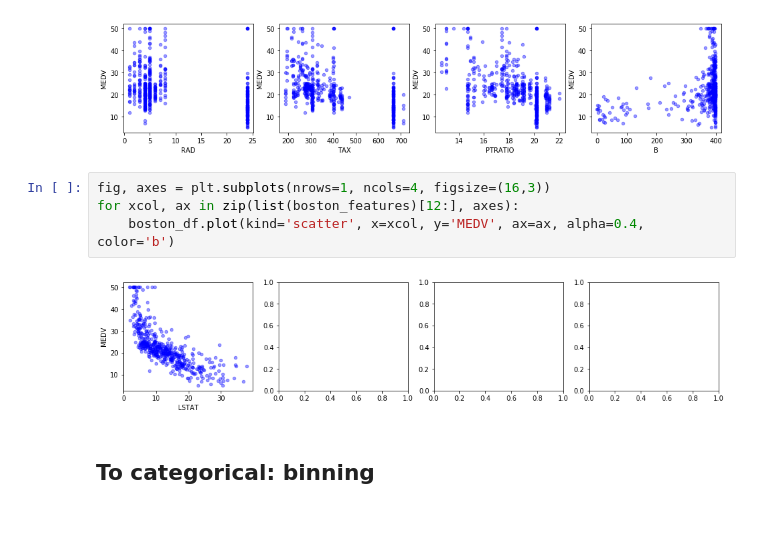
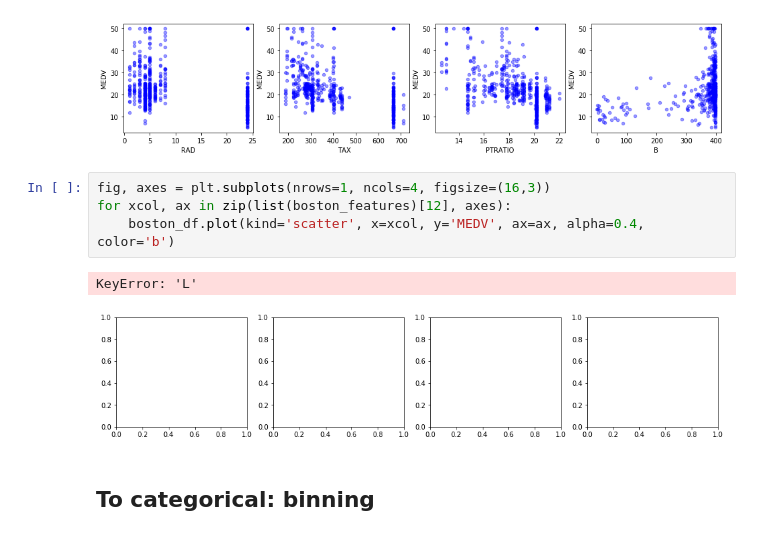
Before and after one commit to matthew-d-oliver/dsc-dealing-with-categorical-variables-lab-nyc-ds-082619, a Jupyter notebook: index.ipynb, the cells around one changed output. Cells and saved outputs as stored; diff of their text form.

```diff
--- a/index.ipynb
+++ b/index.ipynb
@@ -171,10 +171,11 @@ for xcol, ax in zip(list(boston_features)[8:12], axes):
 [figure]
 # %%
 fig, axes = plt.subplots(nrows=1, ncols=4, figsize=(16,3))
-for xcol, ax in zip(list(boston_features)[12:], axes):
+for xcol, ax in zip(list(boston_features)[12], axes):
     boston_df.plot(kind='scatter', x=xcol, y='MEDV', ax=ax, alpha=0.4, color='b')
 # %% [output]
+KeyError: 'L'
-[figure, old version]
+[figure, new version]
 # %% [markdown]
 ## To categorical: binning
 # %% [markdown]
```
